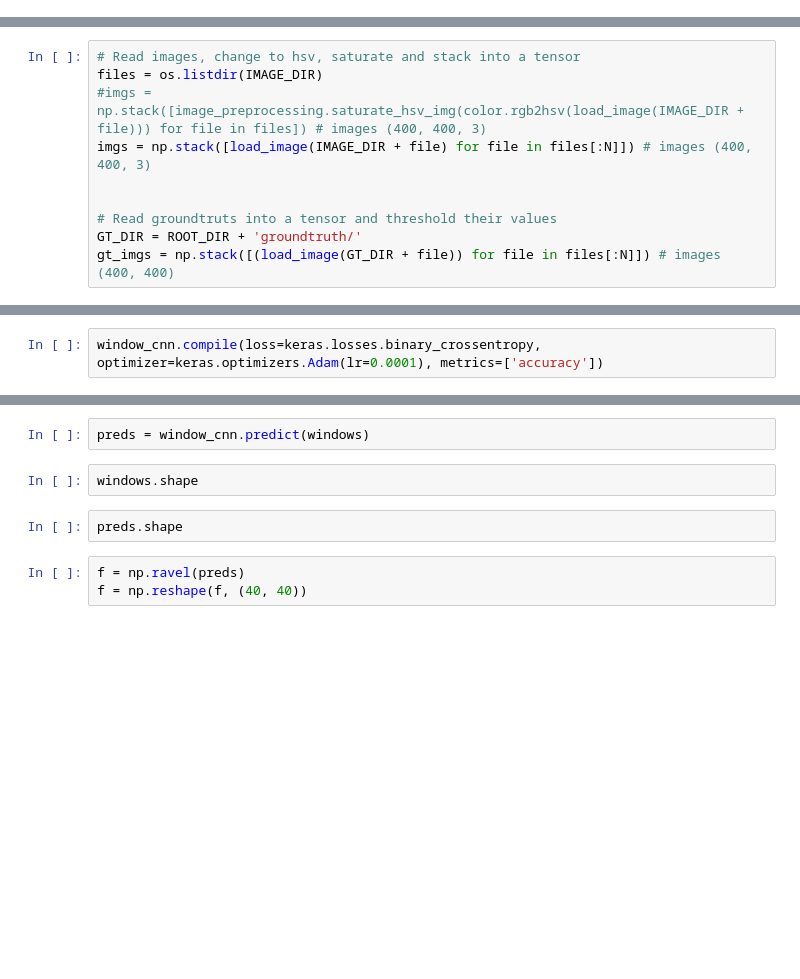
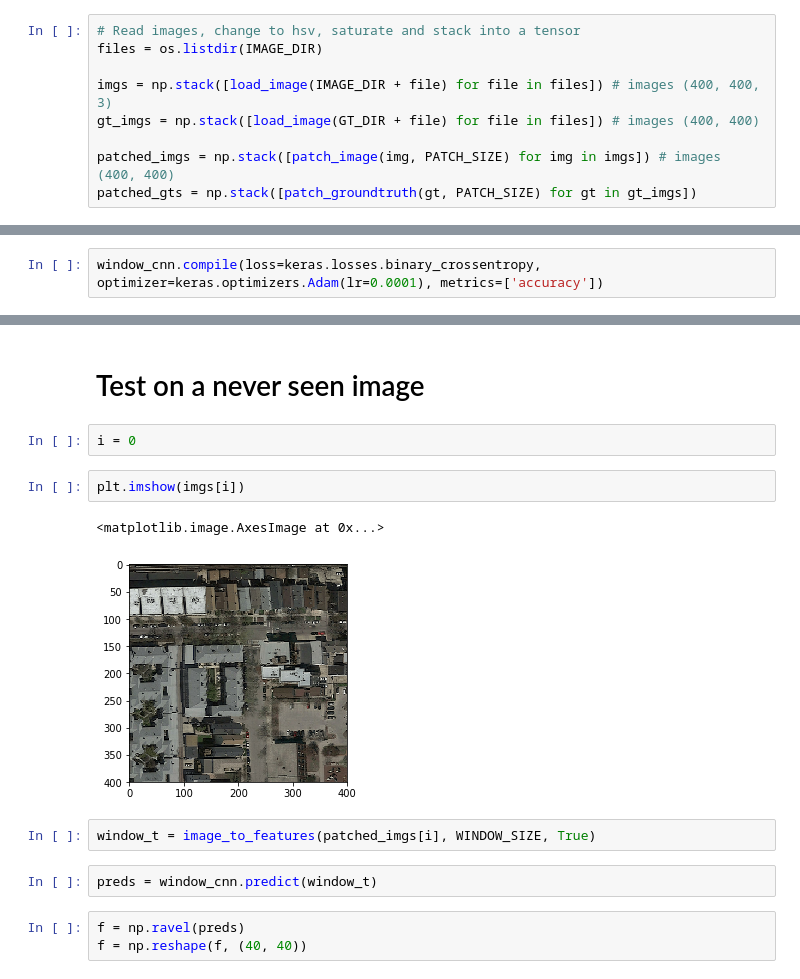
Before and after one commit to Amaumaury/MachineLearning-RoadSegmentation, a Jupyter notebook: CNN Keras.ipynb, the cells around one changed output, grey strips where cells are left out. Drawn from its saved outputs; the diff is of its cells as text; blank space fills up the shorter version.

Commit message:
Train on multiple images

```diff
--- a/CNN Keras.ipynb
+++ b/CNN Keras.ipynb
@@ -23,0 +35,9 @@ from skimage.color import rgb2hsv
+# %%
+# Read images, change to hsv, saturate and stack into a tensor
+files = os.listdir(IMAGE_DIR)
+
+imgs = np.stack([load_image(IMAGE_DIR + file) for file in files]) # images (400, 400, 3)
+gt_imgs = np.stack([load_image(GT_DIR + file) for file in files]) # images (400, 400)
+
+patched_imgs = np.stack([patch_image(img, PATCH_SIZE) for img in imgs]) # images (400, 400)
+patched_gts = np.stack([patch_groundtruth(gt, PATCH_SIZE) for gt in gt_imgs])
@@ -33,10 +51,0 @@ pad = lambda im: reflect_padding(im, 5)
-# %%
-# Read images, change to hsv, saturate and stack into a tensor
-files = os.listdir(IMAGE_DIR)
-#imgs = np.stack([image_preprocessing.saturate_hsv_img(color.rgb2hsv(load_image(IMAGE_DIR + file))) for file in files]) # images (400, 400, 3)
-imgs = np.stack([load_image(IMAGE_DIR + file) for file in files[:N]]) # images (400, 400, 3)
-
-
-# Read groundtruts into a tensor and threshold their values
-GT_DIR = ROOT_DIR + 'groundtruth/'
-gt_imgs = np.stack([(load_image(GT_DIR + file)) for file in files[:N]]) # images (400, 400)
@@ -185,9 +152,16 @@ window_cnn.fit_generator(batch_generator(), )
+# %% [markdown]
+# Test on a never seen image
+# %%
+i = 0
+# %%
+plt.imshow(imgs[i])
+# %% [output]
+<matplotlib.image.AxesImage at 0x...>
+[figure, added]
+# %%
+window_t = image_to_features(patched_imgs[i], WINDOW_SIZE, True)
 # %%
-preds = window_cnn.predict(windows)
+preds = window_cnn.predict(window_t)
-# %%
-windows.shape
-# %%
-preds.shape
 # %%
 f = np.ravel(preds)
 f = np.reshape(f, (40, 40))
```
Also changed, not shown: parts of 52 cells of this notebook, 1 other file.
